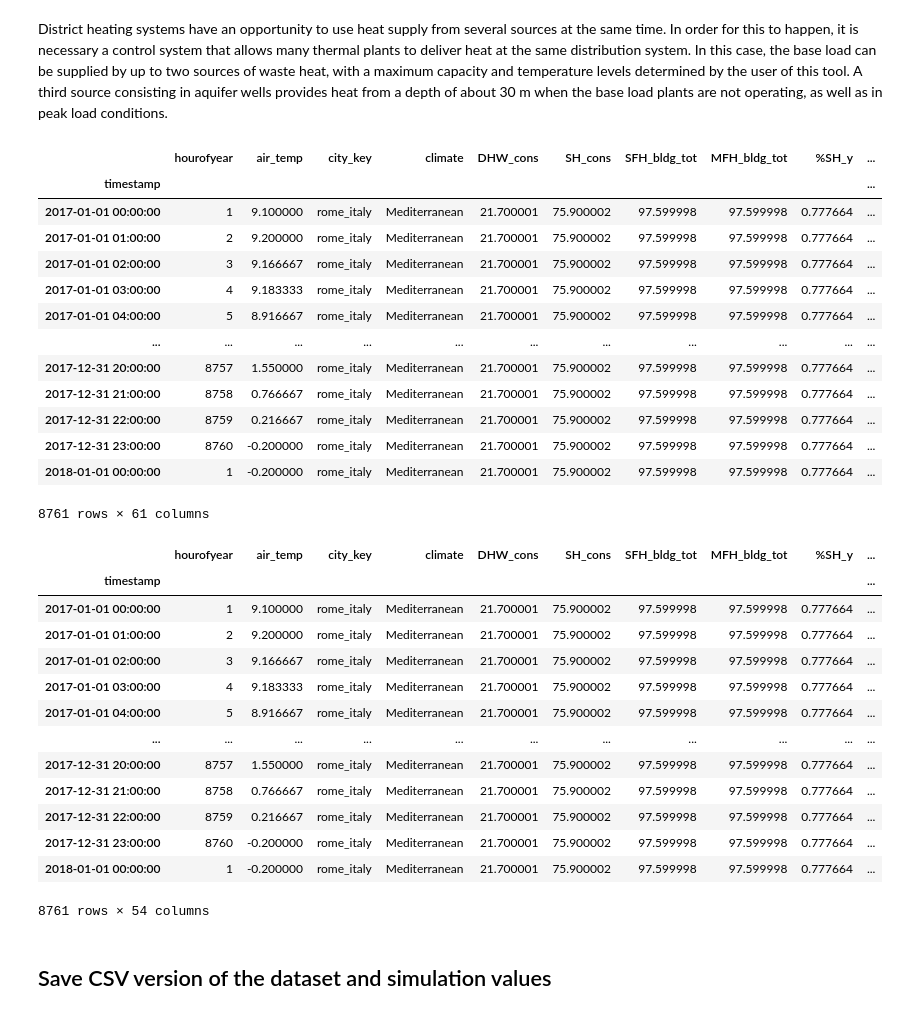
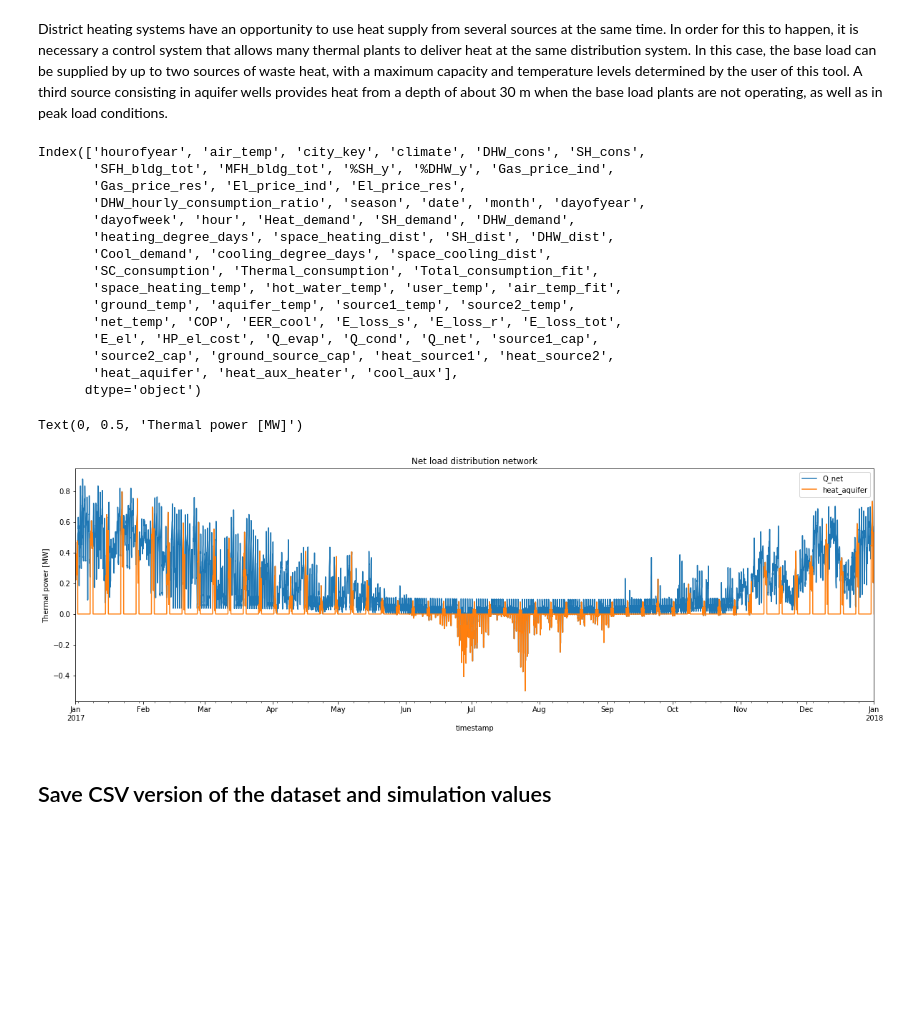
Before and after one commit to fernandobperezm/data-and-results-visualization, a Jupyter notebook: Data Processing.ipynb, the cells around one changed output. Drawn from its saved outputs; the diff is of its cells as text; code cells hidden in the pictures; blank space fills up the shorter version.

```diff
--- a/Data Processing.ipynb
+++ b/Data Processing.ipynb
@@ -913,19 +911,20 @@ def calculate_heatsupply(source1_cap, source2_cap, ground_source_cap,source1_tem
     return pd.Series([heat_source1, heat_source2, heat_aquifer, heat_aux_heater, cool_aux] , index=['heat_source1','heat_source2','heat_aquifer', 'heat_aux_heater', 'cool_aux'])
 # %%
 dataset[["heat_source1", "heat_source2", 'heat_aquifer','heat_aux_heater', 'cool_aux']] = dataset.apply(lambda fila: calculate_heatsupply(fila.source1_cap,fila.source2_cap,fila.ground_source_cap, fila.source1_temp, fila.source2_temp, fila.Q_net), axis=1 , result_type='expand')
-dataset
+dataset.columns
 # %% [output]
-|  | hourofyear | air_temp | city_key | climate | DHW_cons | SH_cons | SFH_bldg_tot | MFH_bldg_tot | %SH_y | ... |
-| timestamp |  |  |  |  |  |  |  |  |  | ... |
-| 2017-01-01 00:00:00 | 1 | 9.100000 | rome_italy | Mediterranean | 21.700001 | 75.900002 | 97.599998 | 97.599998 | 0.777664 | ... |
-| 2017-01-01 01:00:00 | 2 | 9.200000 | rome_italy | Mediterranean | 21.700001 | 75.900002 | 97.599998 | 97.599998 | 0.777664 | ... |
-| 2017-01-01 02:00:00 | 3 | 9.166667 | rome_italy | Mediterranean | 21.700001 | 75.900002 | 97.599998 | 97.599998 | 0.777664 | ... |
-| 2017-01-01 03:00:00 | 4 | 9.183333 | rome_italy | Mediterranean | 21.700001 | 75.900002 | 97.599998 | 97.599998 | 0.777664 | ... |
-| 2017-01-01 04:00:00 | 5 | 8.916667 | rome_italy | Mediterranean | 21.700001 | 75.900002 | 97.599998 | 97.599998 | 0.777664 | ... |
-| ... | ... | ... | ... | ... | ... | ... | ... | ... | ... | ... |
-| 2017-12-31 20:00:00 | 8757 | 1.550000 | rome_italy | Mediterranean | 21.700001 | 75.900002 | 97.599998 | 97.599998 | 0.777664 | ... |
-| 2017-12-31 21:00:00 | 8758 | 0.766667 | rome_italy | Mediterranean | 21.700001 | 75.900002 | 97.599998 | 97.599998 | 0.777664 | ... |
-| 2017-12-31 22:00:00 | 8759 | 0.216667 | rome_italy | Mediterranean | 21.700001 | 75.900002 | 97.599998 | 97.599998 | 0.777664 | ... |
-| 2017-12-31 23:00:00 | 8760 | -0.200000 | rome_italy | Mediterranean | 21.700001 | 75.900002 | 97.599998 | 97.599998 | 0.777664 | ... |
-| 2018-01-01 00:00:00 | 1 | -0.200000 | rome_italy | Mediterranean | 21.700001 | 75.900002 | 97.599998 | 97.599998 | 0.777664 | ... |
-8761 rows × 61 columns
+Index(['hourofyear', 'air_temp', 'city_key', 'climate', 'DHW_cons', 'SH_cons',
+       'SFH_bldg_tot', 'MFH_bldg_tot', '%SH_y', '%DHW_y', 'Gas_price_ind',
+       'Gas_price_res', 'El_price_ind', 'El_price_res',
+       'DHW_hourly_consumption_ratio', 'season', 'date', 'month', 'dayofyear',
+       'dayofweek', 'hour', 'Heat_demand', 'SH_demand', 'DHW_demand',
+       'heating_degree_days', 'space_heating_dist', 'SH_dist', 'DHW_dist',
+       'Cool_demand', 'cooling_degree_days', 'space_cooling_dist',
+       'SC_consumption', 'Thermal_consumption', 'Total_consumption_fit',
+       'space_heating_temp', 'hot_water_temp', 'user_temp', 'air_temp_fit',
+       'ground_temp', 'aquifer_temp', 'source1_temp', 'source2_temp',
+       'net_temp', 'COP', 'EER_cool', 'E_loss_s', 'E_loss_r', 'E_loss_tot',
+       'E_el', 'HP_el_cost', 'Q_evap', 'Q_cond', 'Q_net', 'source1_cap',
+       'source2_cap', 'ground_source_cap', 'heat_source1', 'heat_source2',
+       'heat_aquifer', 'heat_aux_heater', 'cool_aux'],
+      dtype='object')
@@ -935,21 +931,14 @@ dataset
-# %%
-dataset[["heat_source1", "heat_source2", "heat_aquifer"]] = dataset.apply(lambda fila: calculate_heatsupply(fila.source1_cap,fila.source2_cap, fila.source1_temp, fila.source2_temp, fila.Thermal_consumption - fila.E_el), axis=1 , result_type='expand')
-dataset
-# %% [output]
-|  | hourofyear | air_temp | city_key | climate | DHW_cons | SH_cons | SFH_bldg_tot | MFH_bldg_tot | %SH_y | ... |
-| timestamp |  |  |  |  |  |  |  |  |  | ... |
-| 2017-01-01 00:00:00 | 1 | 9.100000 | rome_italy | Mediterranean | 21.700001 | 75.900002 | 97.599998 | 97.599998 | 0.777664 | ... |
-| 2017-01-01 01:00:00 | 2 | 9.200000 | rome_italy | Mediterranean | 21.700001 | 75.900002 | 97.599998 | 97.599998 | 0.777664 | ... |
-| 2017-01-01 02:00:00 | 3 | 9.166667 | rome_italy | Mediterranean | 21.700001 | 75.900002 | 97.599998 | 97.599998 | 0.777664 | ... |
-| 2017-01-01 03:00:00 | 4 | 9.183333 | rome_italy | Mediterranean | 21.700001 | 75.900002 | 97.599998 | 97.599998 | 0.777664 | ... |
-| 2017-01-01 04:00:00 | 5 | 8.916667 | rome_italy | Mediterranean | 21.700001 | 75.900002 | 97.599998 | 97.599998 | 0.777664 | ... |
-| ... | ... | ... | ... | ... | ... | ... | ... | ... | ... | ... |
-| 2017-12-31 20:00:00 | 8757 | 1.550000 | rome_italy | Mediterranean | 21.700001 | 75.900002 | 97.599998 | 97.599998 | 0.777664 | ... |
-| 2017-12-31 21:00:00 | 8758 | 0.766667 | rome_italy | Mediterranean | 21.700001 | 75.900002 | 97.599998 | 97.599998 | 0.777664 | ... |
-| 2017-12-31 22:00:00 | 8759 | 0.216667 | rome_italy | Mediterranean | 21.700001 | 75.900002 | 97.599998 | 97.599998 | 0.777664 | ... |
-| 2017-12-31 23:00:00 | 8760 | -0.200000 | rome_italy | Mediterranean | 21.700001 | 75.900002 | 97.599998 | 97.599998 | 0.777664 | ... |
-| 2018-01-01 00:00:00 | 1 | -0.200000 | rome_italy | Mediterranean | 21.700001 | 75.900002 | 97.599998 | 97.599998 | 0.777664 | ... |
-8761 rows × 54 columns
+# %%
+ax=dataset.Q_net.plot(figsize=(20,6), title=('Net load distribution network'), legend=True)
+#dataset.heat_source1.plot(figsize=(20,6), legend=True)
+#dataset.heat_source2.plot(figsize=(20,6), legend=True)
+dataset.heat_aquifer.plot(figsize=(20,6), legend=True)
+#dataset.heat_aux_heater.plot(figsize=(20,6), legend=True)
+#dataset.cool_aux.plot(figsize=(20,6), legend=True)
+ax.set_ylabel('Thermal power [MW]')
+# %% [output]
+Text(0, 0.5, 'Thermal power [MW]')
+[figure, added]
 # %% [markdown]
 ## Save CSV version of the dataset and simulation values
 # %%
```
Also changed, not shown: parts of 3 cells of this notebook, 1 other file.
